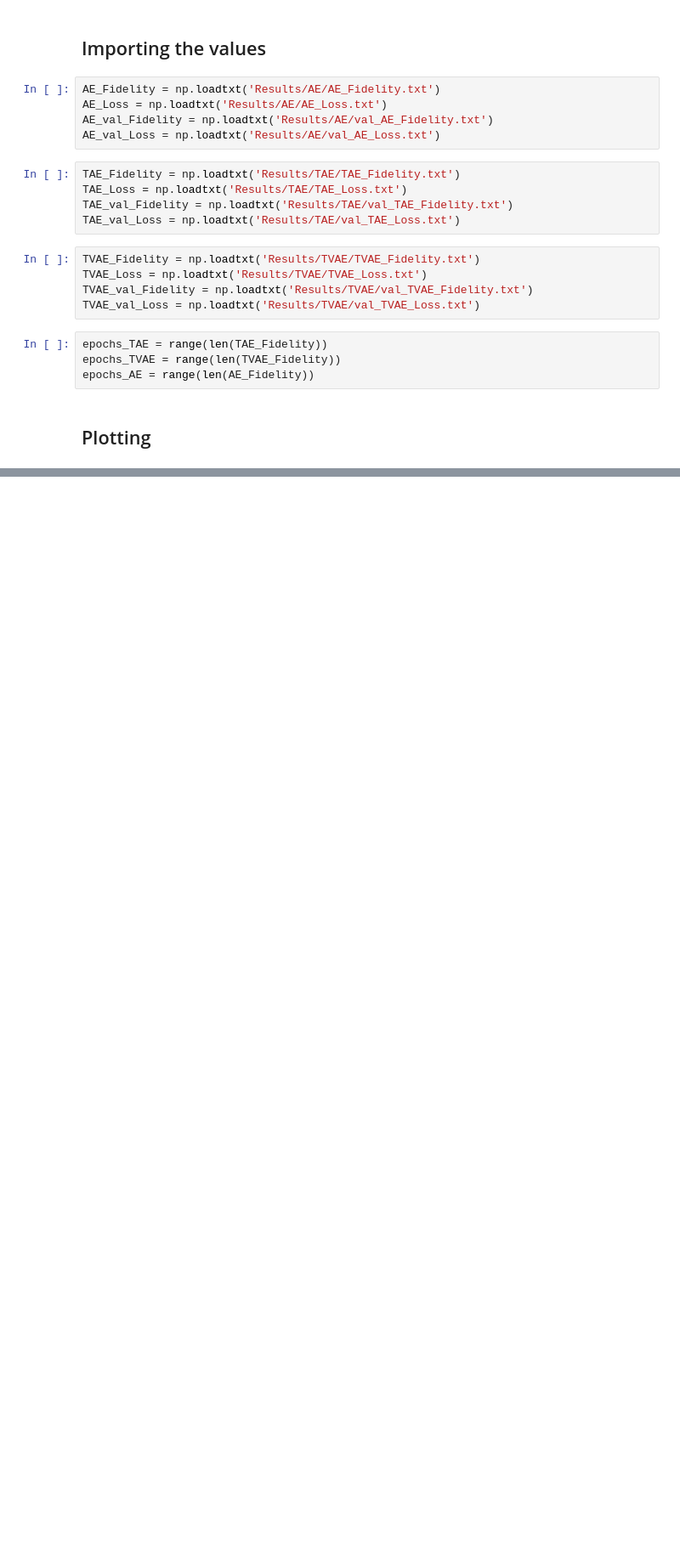
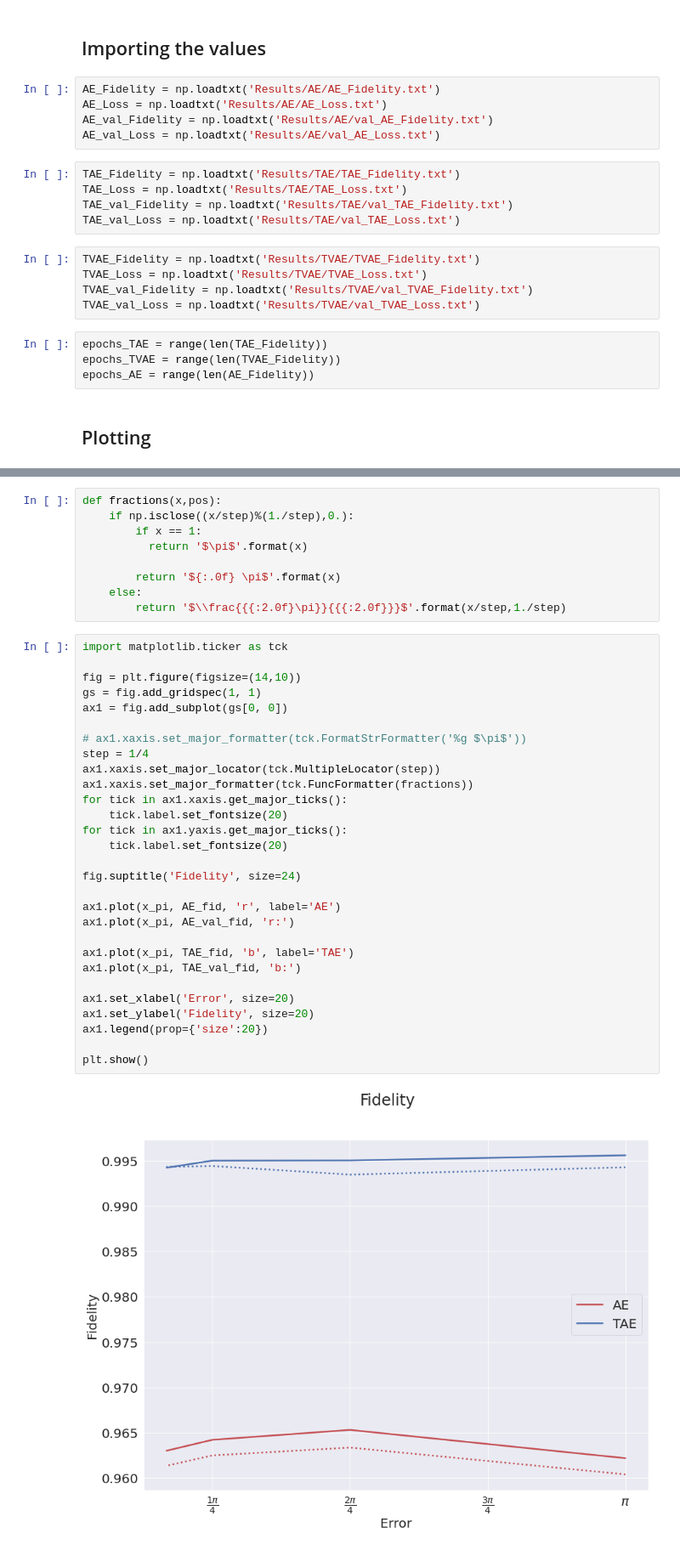
Before and after one commit to nahumsa/DM-Reconstruction, a Jupyter notebook: Analysis Results.ipynb, the cells around one changed output, grey strips where cells are left out. Shown at 85% size. Cells and saved outputs as stored; diff of their text form; blank space fills up the shorter version.

Commit message:
Updated plots with error

```diff
--- a/Analysis Results.ipynb
+++ b/Analysis Results.ipynb
@@ -126,0 +135,40 @@ plt.show()
+# %%
+def fractions(x,pos):
+    if np.isclose((x/step)%(1./step),0.):
+        if x == 1:
+          return '$\pi$'.format(x)
+
+        return '${:.0f} \pi$'.format(x)
+    else:
+        return '$\\frac{{{:2.0f}\pi}}{{{:2.0f}}}$'.format(x/step,1./step)
+# %%
+import matplotlib.ticker as tck
+
+fig = plt.figure(figsize=(14,10))
+gs = fig.add_gridspec(1, 1)
+ax1 = fig.add_subplot(gs[0, 0])
+
+# ax1.xaxis.set_major_formatter(tck.FormatStrFormatter('%g $\pi$'))
+step = 1/4
+ax1.xaxis.set_major_locator(tck.MultipleLocator(step))
+ax1.xaxis.set_major_formatter(tck.FuncFormatter(fractions))
+for tick in ax1.xaxis.get_major_ticks():
+    tick.label.set_fontsize(20)
+for tick in ax1.yaxis.get_major_ticks():
+    tick.label.set_fontsize(20)
+
+fig.suptitle('Fidelity', size=24)
+
+ax1.plot(x_pi, AE_fid, 'r', label='AE')
+ax1.plot(x_pi, AE_val_fid, 'r:')
+
+ax1.plot(x_pi, TAE_fid, 'b', label='TAE')
+ax1.plot(x_pi, TAE_val_fid, 'b:')
+
+ax1.set_xlabel('Error', size=20)
+ax1.set_ylabel('Fidelity', size=20)
+ax1.legend(prop={'size':20})
+
+plt.show()
+# %% [output]
+[figure, added]
```
Also changed, not shown: parts of 9 cells of this notebook.
